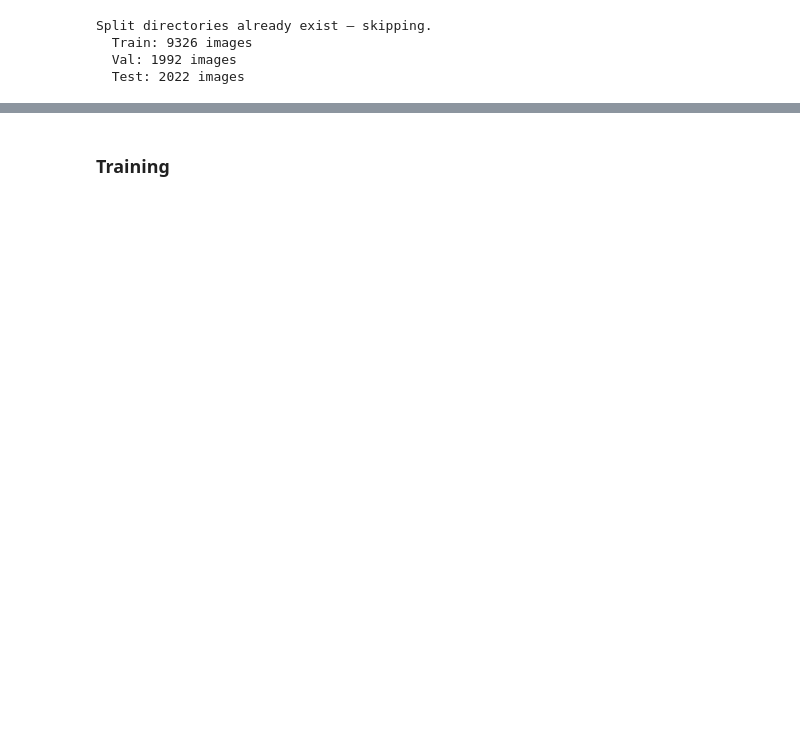
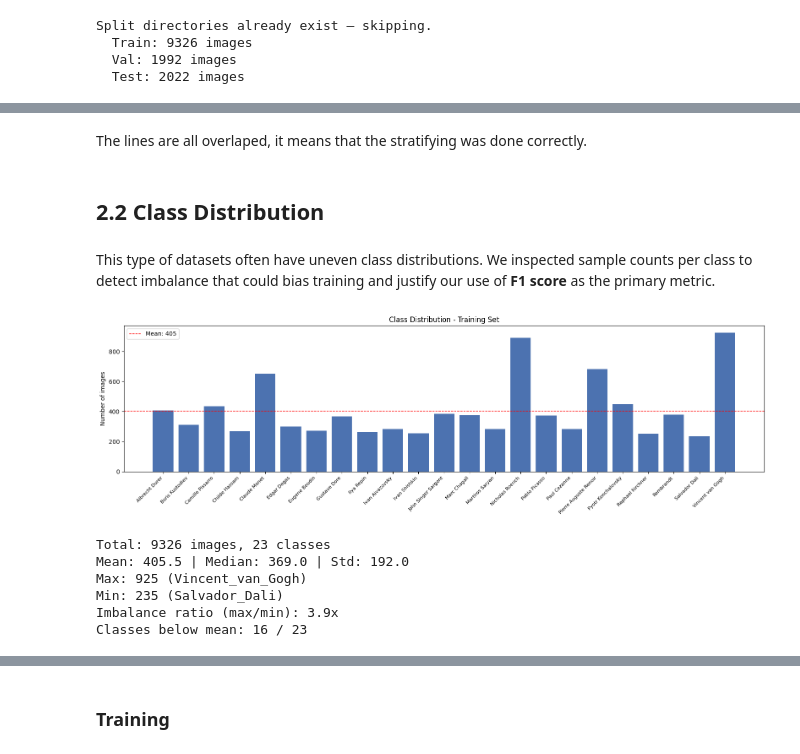
Before and after one commit to joaopavila120/Deep-learning-project, a Jupyter notebook: notebook.ipynb, the cells around one changed output, grey strips where cells are left out. Drawn from its saved outputs; the diff is of its cells as text; code cells hidden in the pictures; blank space fills up the shorter version.

```diff
--- a/notebook.ipynb
+++ b/notebook.ipynb
@@ -98,0 +212,40 @@ plt.show()
+# %% [markdown]
+The lines are all overlaped, it means that the stratifying was done correctly.
+# %% [markdown]
+## 2.2 Class Distribution
+# %% [markdown]
+This type of datasets often have uneven class distributions. We inspected sample counts per class to detect imbalance that could bias training and justify our use of **F1 score** as the primary metric.
+# %%
+train_counts = {cls: len(os.listdir(os.path.join(train_dir, cls)))
+                for cls in sorted(os.listdir(train_dir))}
+
+classes = list(train_counts.keys())
+values = list(train_counts.values())
+
+fig, ax = plt.subplots(figsize=(16, 5))
+ax.bar(range(len(classes)), values, color="#4C72B0")
+ax.axhline(np.mean(values), color="red", linestyle="--", linewidth=1, label=f"Mean: {np.mean(values):.0f}")
+ax.set_xticks(range(len(classes)))
+ax.set_xticklabels([c.replace("_", " ") for c in classes], rotation=45, ha="right", fontsize=8)
+ax.set_ylabel("Number of images")
+ax.set_title("Class Distribution - Training Set")
+ax.legend()
+plt.tight_layout()
+plt.show()
+
+# Quantitative summary
+values_arr = np.array(values)
+print(f"Total: {values_arr.sum()} images, {len(classes)} classes")
+print(f"Mean: {values_arr.mean():.1f} | Median: {np.median(values_arr):.1f} | Std: {values_arr.std():.1f}")
+print(f"Max: {values_arr.max()} ({classes[values_arr.argmax()]})")
+print(f"Min: {values_arr.min()} ({classes[values_arr.argmin()]})")
+print(f"Imbalance ratio (max/min): {values_arr.max()/values_arr.min():.1f}x")
+print(f"Classes below mean: {(values_arr < values_arr.mean()).sum()} / {len(classes)}")
+# %% [output]
+[figure, added]
+Total: 9326 images, 23 classes
+Mean: 405.5 | Median: 369.0 | Std: 192.0
+Max: 925 (Vincent_van_Gogh)
+Min: 235 (Salvador_Dali)
+Imbalance ratio (max/min): 3.9x
+Classes below mean: 16 / 23
```
Also changed, not shown: parts of 51 cells of this notebook, 4 other files.
